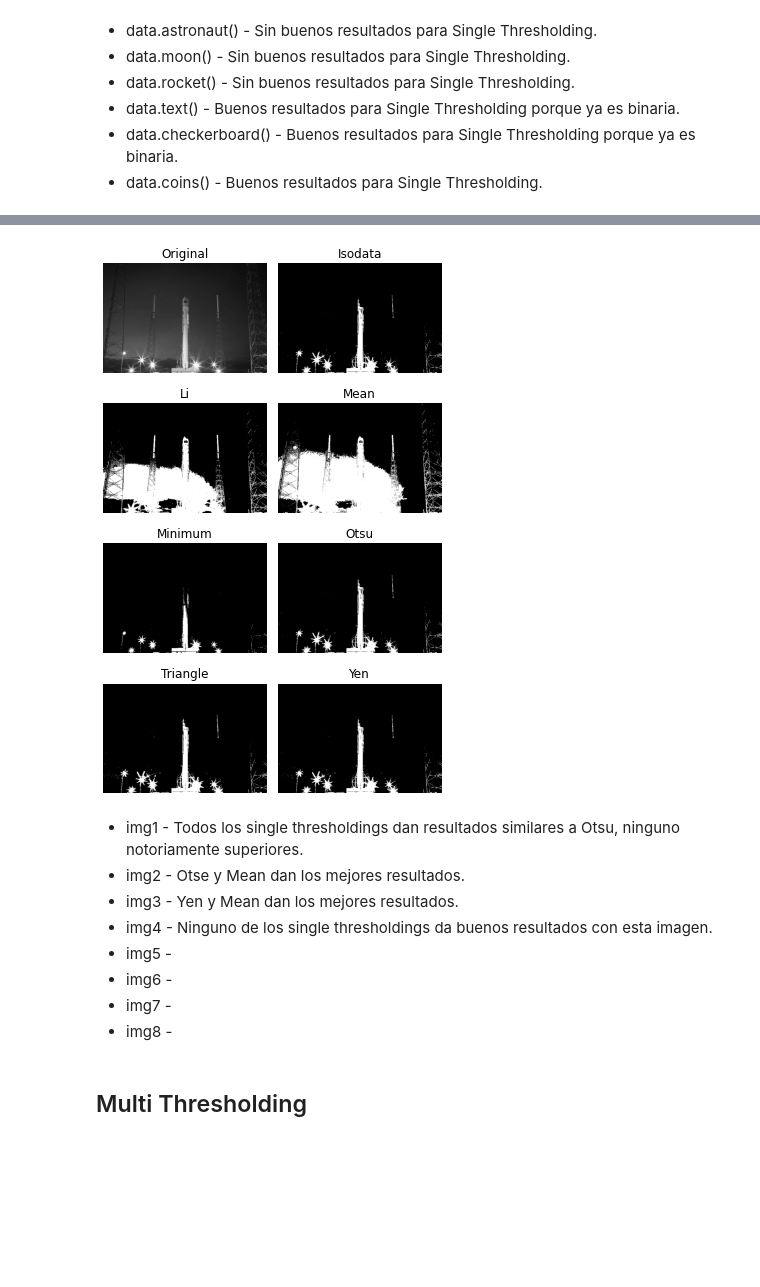
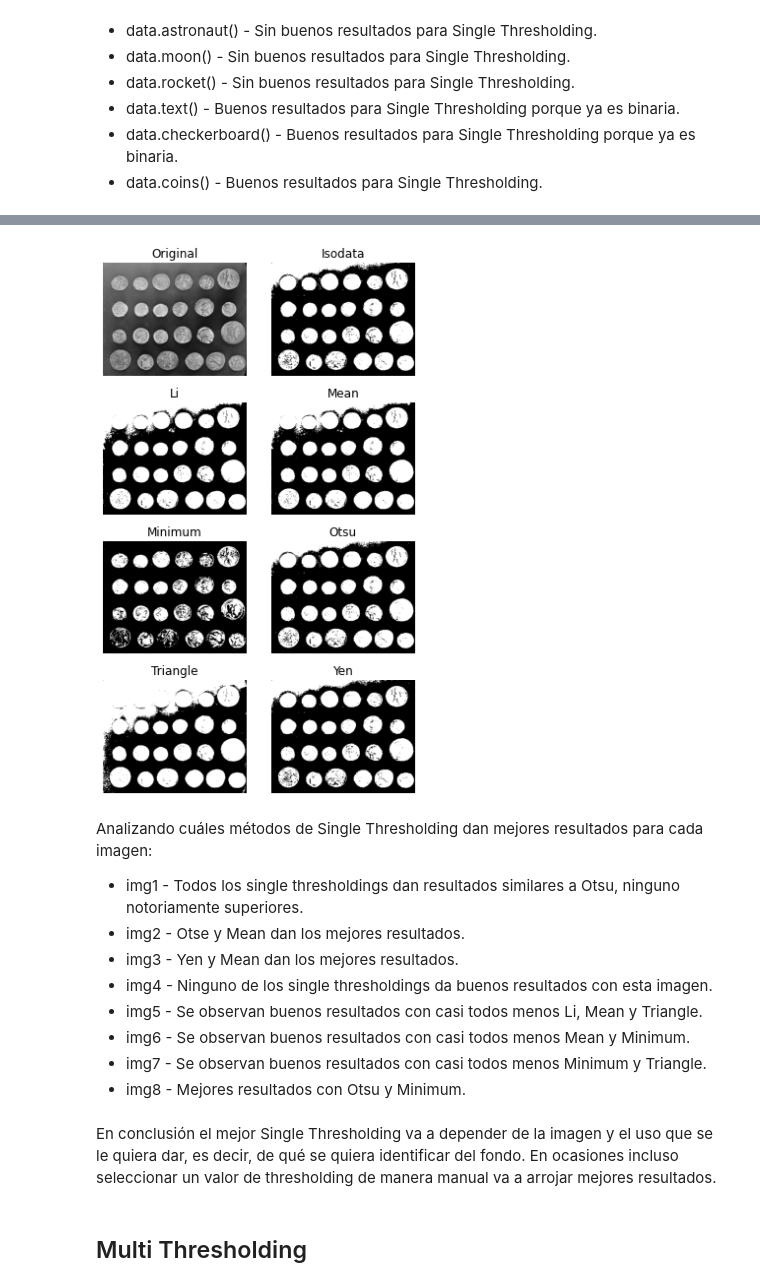
Before and after one commit to andreac941/ComputerVision-Eq3, a Jupyter notebook: 9.4_Segmentation_Otsu_Eq10.ipynb, the cells around one changed output, grey strips where cells are left out. Drawn from its saved outputs; the diff is of its cells as text; code cells hidden in the pictures; blank space fills up the shorter version.

```diff
--- a/9.4_Segmentation_Otsu_Eq10.ipynb
+++ b/9.4_Segmentation_Otsu_Eq10.ipynb
@@ -188,17 +181,20 @@ Intentamos Single Thresholding de la base de imágenes "data" de skimage con las
 # %%
-fig, ax = try_all_threshold(img5, figsize=(5, 8), verbose=False)
+fig, ax = try_all_threshold(img8, figsize=(5, 8), verbose=False)
 plt.show()
 # %% [output]
-[figure, old version]
+[figure, new version]
 # %% [markdown]
+Analizando cuáles métodos de Single Thresholding dan mejores resultados para cada imagen:
 * img1 - Todos los single thresholdings dan resultados similares a Otsu, ninguno notoriamente superiores.
 * img2 - Otse y Mean dan los mejores resultados.
 * img3 - Yen y Mean dan los mejores resultados.
 * img4 - Ninguno de los single thresholdings da buenos resultados con esta imagen.
-* img5 -
-* img6 -
-* img7 -
-* img8 -
+* img5 - Se observan buenos resultados con casi todos menos Li, Mean y Triangle.
+* img6 - Se observan buenos resultados con casi todos menos Mean y Minimum.
+* img7 - Se observan buenos resultados con casi todos menos Minimum y Triangle.
+* img8 - Mejores resultados con Otsu y Minimum.
+# %% [markdown]
+En conclusión el mejor Single Thresholding va a depender de la imagen y el uso que se le quiera dar, es decir, de qué se quiera identificar del fondo. En ocasiones incluso seleccionar un valor de thresholding de manera manual va a arrojar mejores resultados.
 # %%
 # TODO: Slide image for segmentation, alpha blerding
 # %% [markdown]
```
Also changed, not shown: parts of 5 cells of this notebook.
